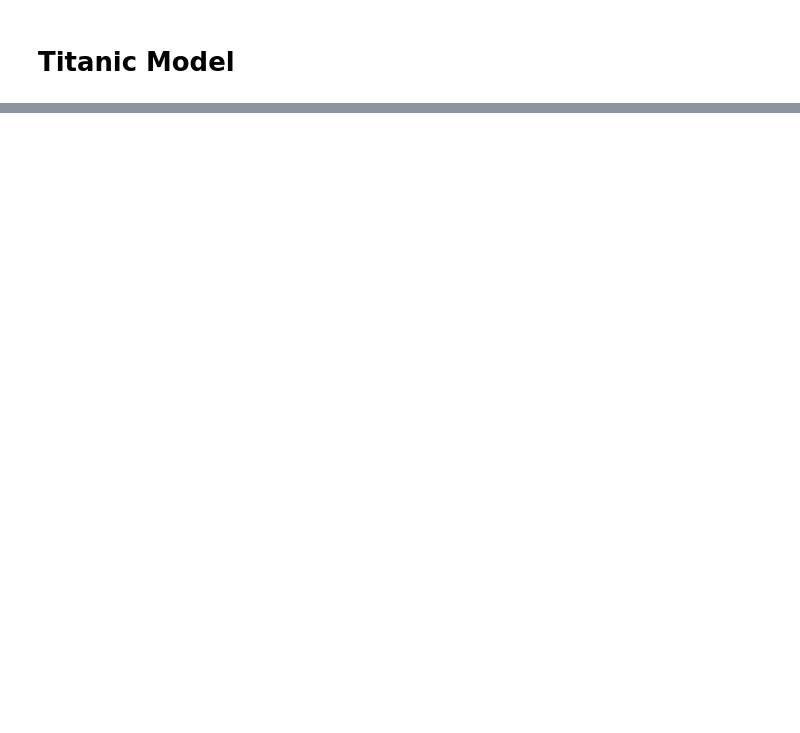
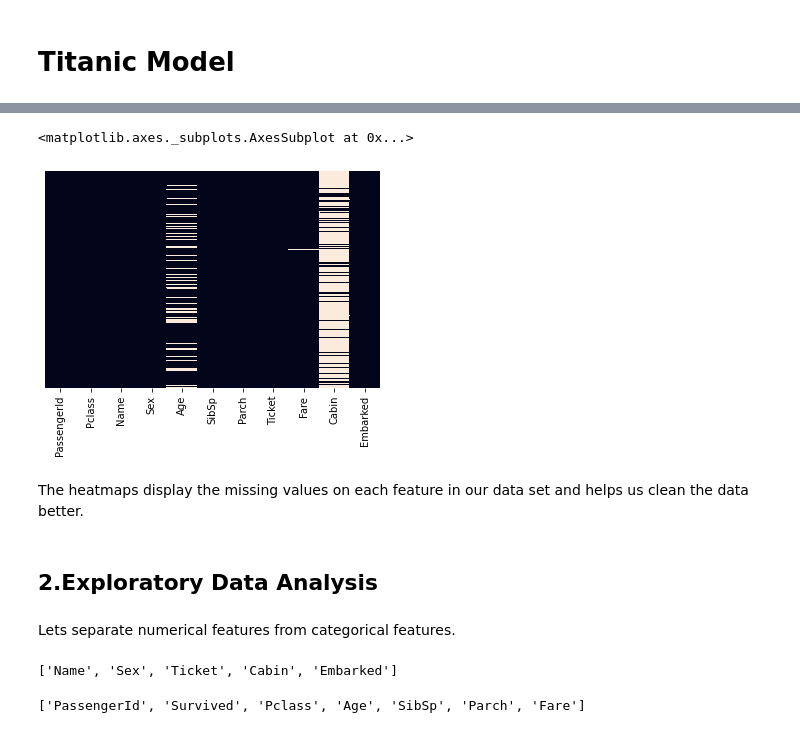
Before and after one commit to joelaniado/Titanic_Logistic_Regression, a Jupyter notebook: Titanic_model_classification.ipynb, the cells around one changed output, grey strips where cells are left out. Drawn from its saved outputs; the diff is of its cells as text; code cells hidden in the pictures; blank space fills up the shorter version.

```diff
--- a/Titanic_model_classification.ipynb
+++ b/Titanic_model_classification.ipynb
@@ -170,0 +129,21 @@ lr.score(x_2scale, y_stest)
+# %%
+sns.heatmap(test.isnull(), yticklabels=False, cbar=False)
+# %% [output]
+<matplotlib.axes._subplots.AxesSubplot at 0x...>
+[figure, added]
+# %% [markdown]
+The heatmaps display the missing values on each feature in our data set and helps us clean the data better.
+# %% [markdown]
+## 2.Exploratory Data Analysis
+# %% [markdown]
+Lets separate numerical features from categorical features.
+# %%
+cat_features = [ft for ft in train.columns if train[ft].dtypes == 'object']
+cat_features
+# %% [output]
+['Name', 'Sex', 'Ticket', 'Cabin', 'Embarked']
+# %%
+num_features =  [ft for ft in train.columns if train[ft].dtypes != 'object']
+num_features
+# %% [output]
+['PassengerId', 'Survived', 'Pclass', 'Age', 'SibSp', 'Parch', 'Fare']
```
Also changed, not shown: parts of 44 cells of this notebook.
